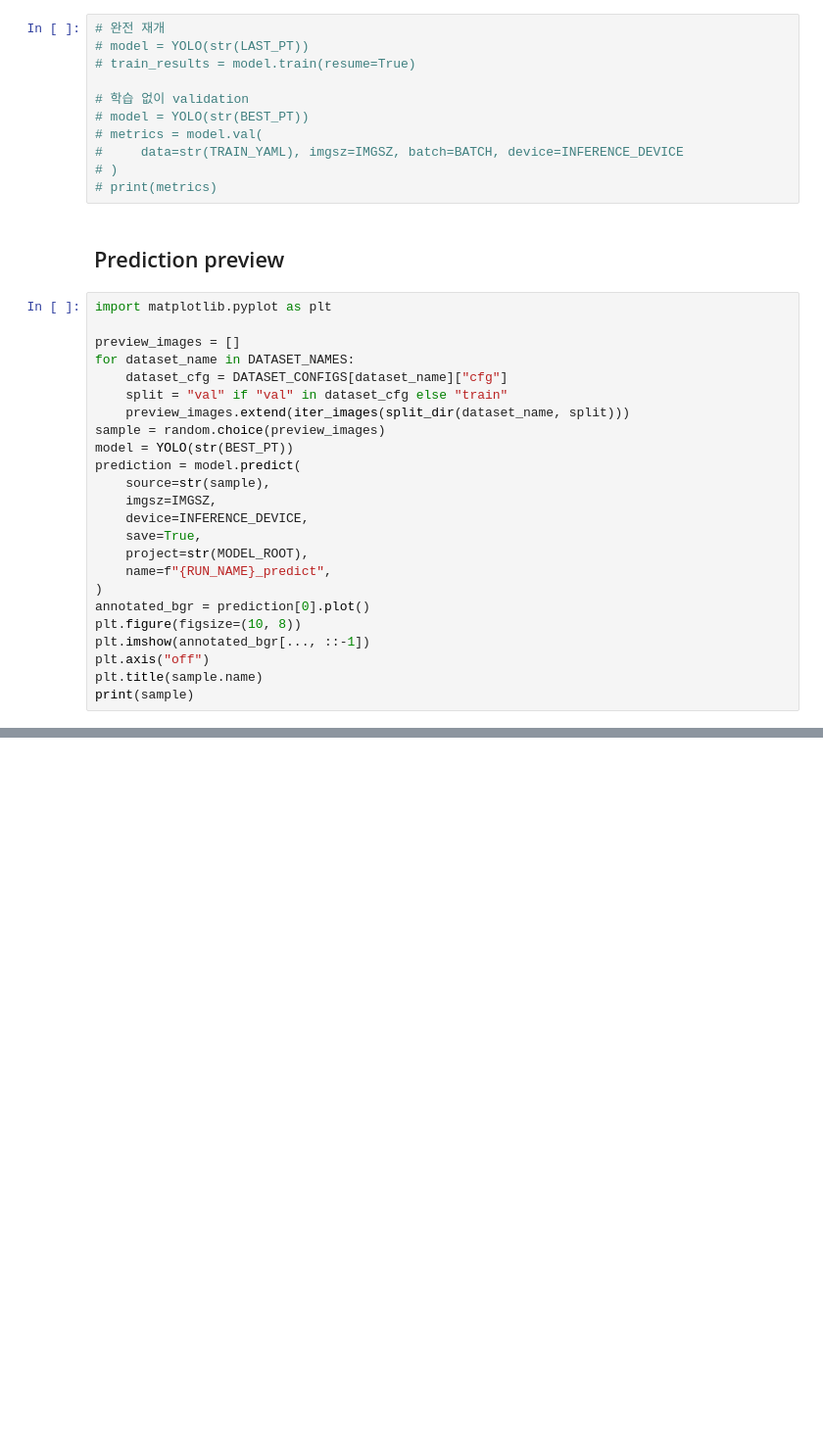
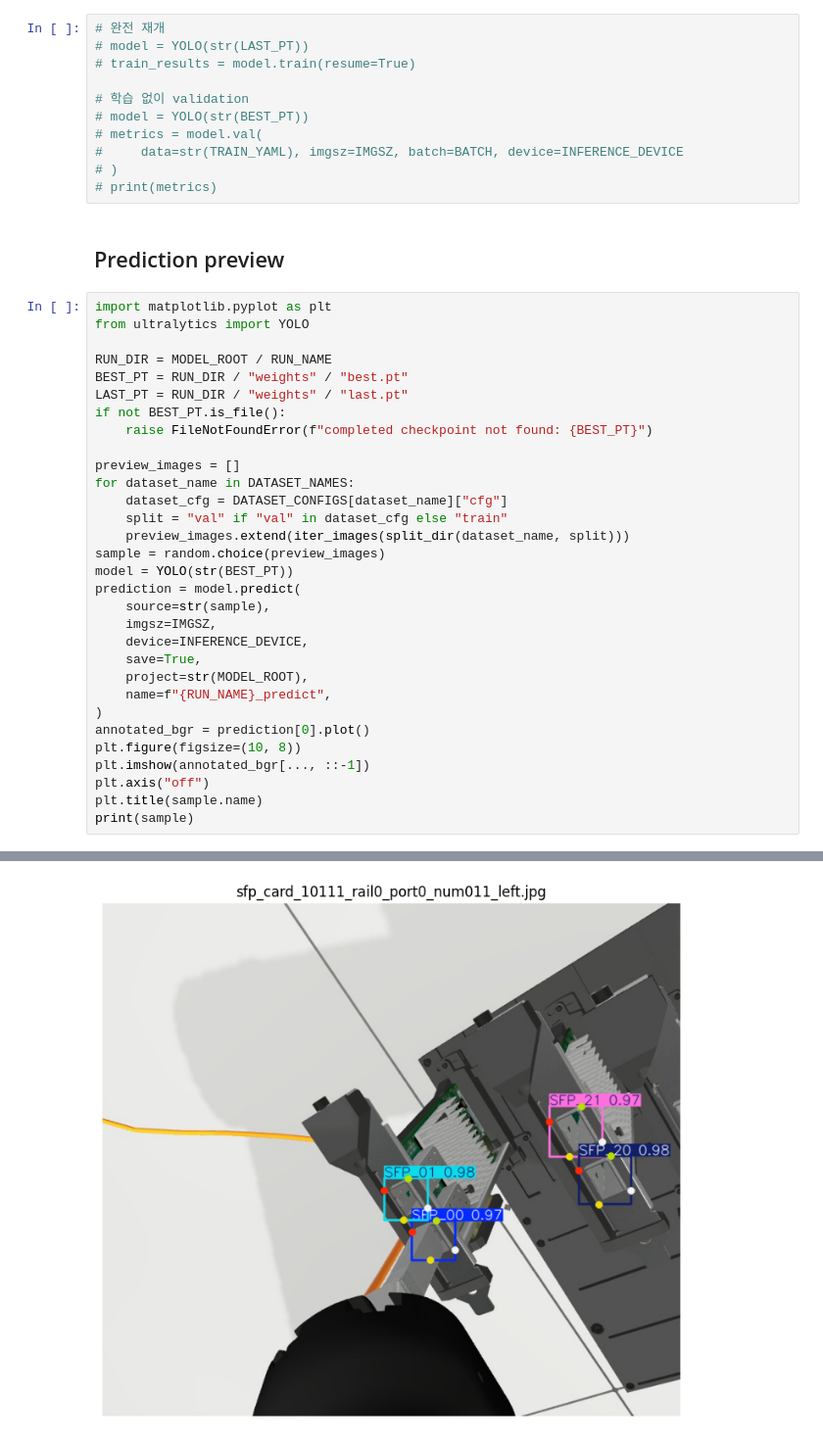
Before and after one commit to Team-Physic/aic-physic, a Jupyter notebook: ws_aic/src/train/phy_yolo_pose.ipynb, the cells around one changed output, grey strips where cells are left out. Shown at 98% size. Cells and saved outputs as stored; diff of their text form; blank space fills up the shorter version.

```diff
--- a/ws_aic/src/train/phy_yolo_pose.ipynb
+++ b/ws_aic/src/train/phy_yolo_pose.ipynb
@@ -399,6 +457,13 @@ print(f"best: {BEST_PT}")
 ## Prediction preview
 # %%
 import matplotlib.pyplot as plt
+from ultralytics import YOLO
+
+RUN_DIR = MODEL_ROOT / RUN_NAME
+BEST_PT = RUN_DIR / "weights" / "best.pt"
+LAST_PT = RUN_DIR / "weights" / "last.pt"
+if not BEST_PT.is_file():
+    raise FileNotFoundError(f"completed checkpoint not found: {BEST_PT}")
 
 preview_images = []
 for dataset_name in DATASET_NAMES:
@@ -421,3 +486,4 @@ plt.imshow(annotated_bgr[..., ::-1])
 plt.axis("off")
 plt.title(sample.name)
 print(sample)
+# %% [output]
@@ -423,0 +508 @@ print(sample)
+[figure, added]
```
Also changed, not shown: parts of 10 cells of this notebook.
